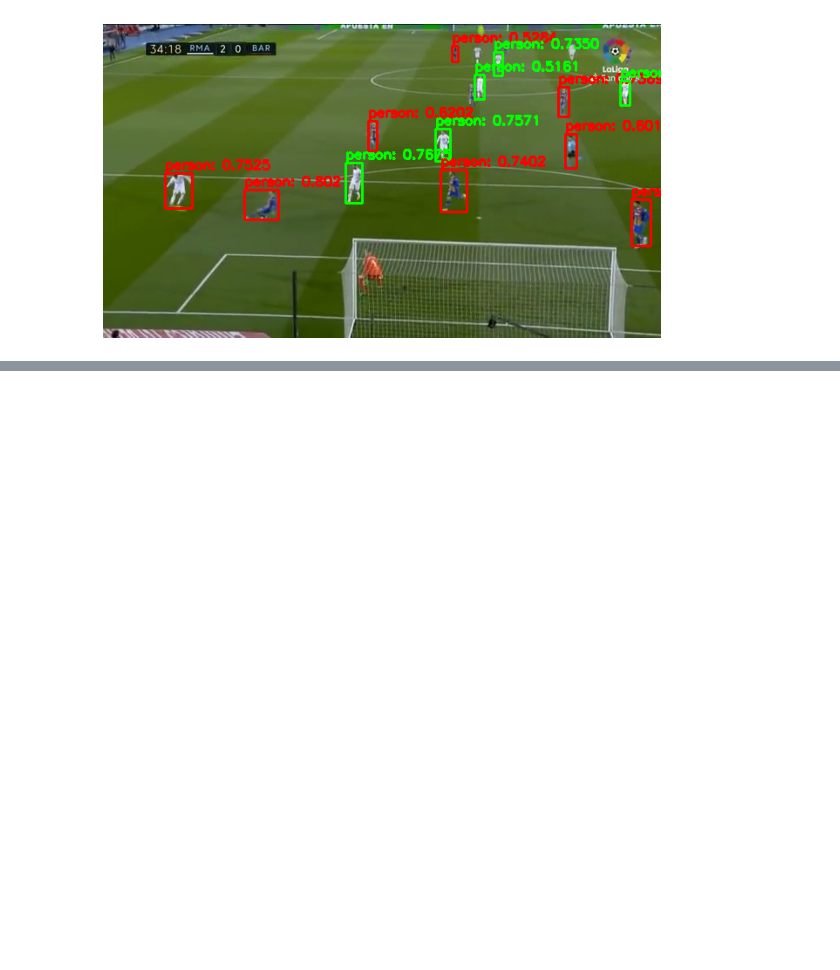
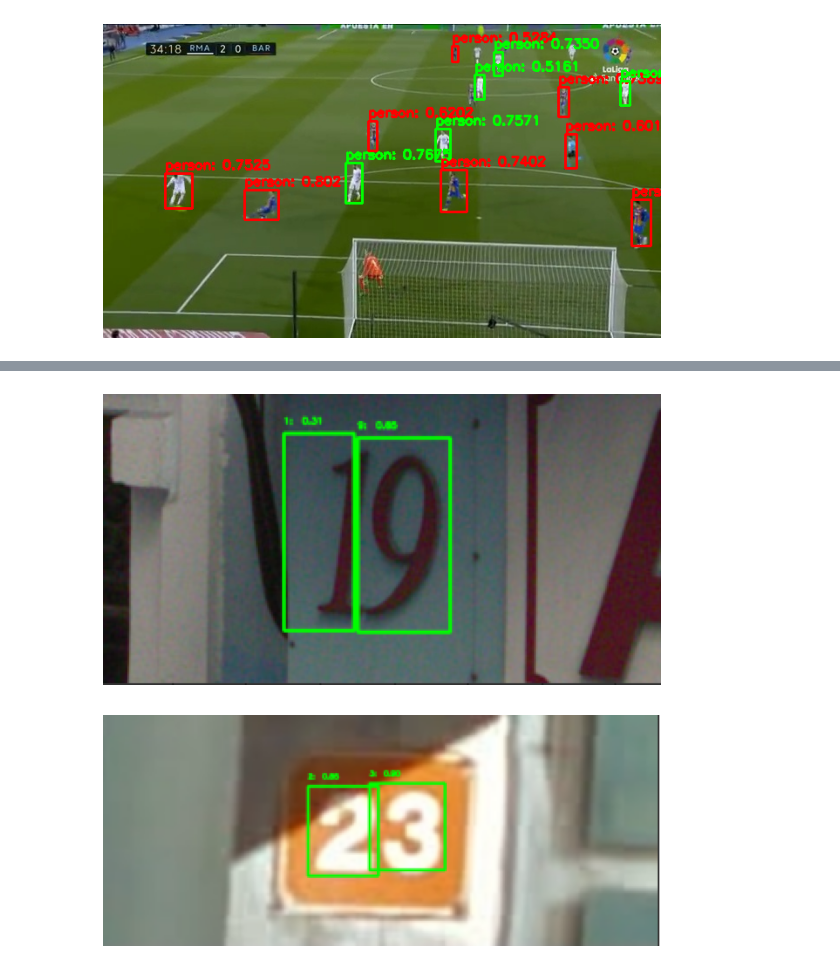
Before and after one commit to teoad95/Sport-analytics, a Jupyter notebook: Football_analytics.ipynb, the cells around one changed output, grey strips where cells are left out. Saved outputs shown, nothing was run; the diff lists cells and outputs as text; code cells hidden in the pictures; blank space fills up the shorter version.

```diff
--- a/Football_analytics.ipynb
+++ b/Football_analytics.ipynb
@@ -92,10 +92,10 @@ Adding AutoShape...
 # %%
 img = cv2.imread(image_location, cv2.IMREAD_COLOR)
 # %%
-def plot_image(image):
+def plot_image(image, figsize_to_set = (10,30)):
   %matplotlib inline
   from matplotlib import pyplot as plt
-  plt.figure(figsize=(10,30))
+  plt.figure(figsize=figsize_to_set)
   plt.imshow(image)
   plt.axis('off')
   plt.show()
@@ -373,0 +352,6 @@ ModuleNotFoundError: ignored
+# %%
+plot_image(cv2.imread('/content/SportAnalytics/Images/DetectNumberPred1.png'))
+plot_image(cv2.imread('/content/SportAnalytics/Images/DetectNumberPred2.png'))
+# %% [output]
+[figure, added]
+[figure, added]
```
Also changed, not shown: parts of 5 cells of this notebook.
